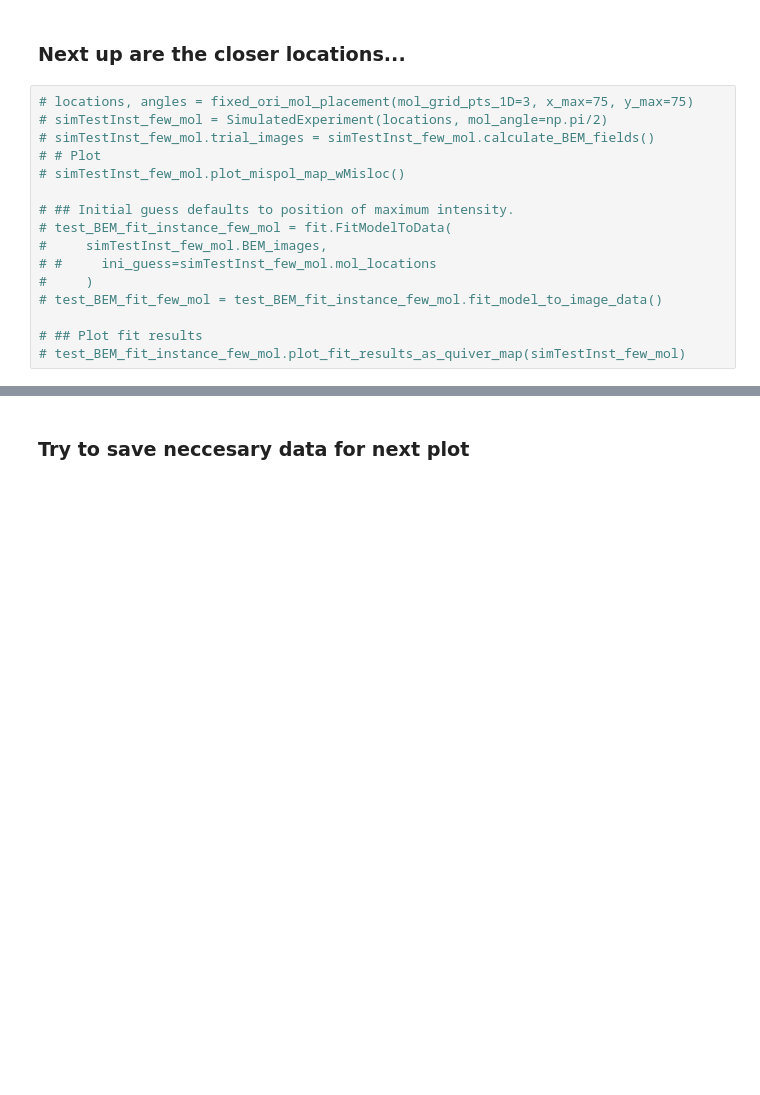
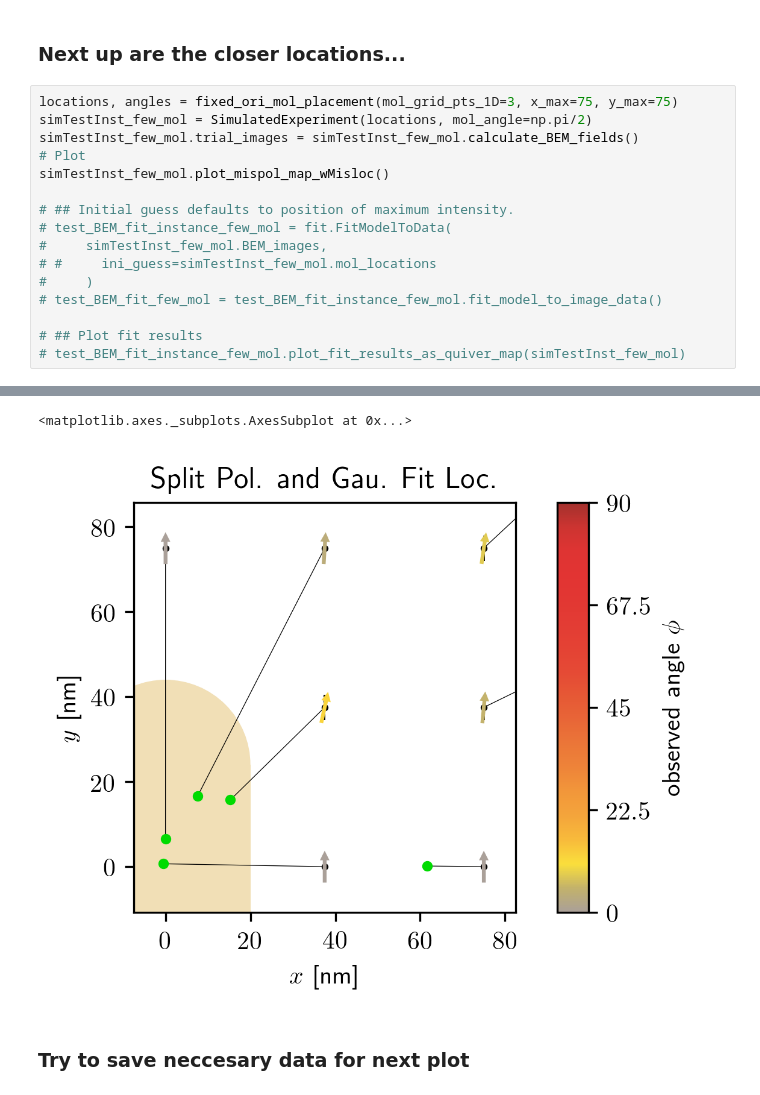
Before and after one commit to HarrisonGoldwyn/mispolarization, a Jupyter notebook: solving_problems/notebooks/fit_localization_from_BEM_fields.ipynb, the cells around one changed output, grey strips where cells are left out. Drawn from its saved outputs; the diff is of its cells as text; blank space fills up the shorter version.

```diff
--- a/solving_problems/notebooks/fit_localization_from_BEM_fields.ipynb
+++ b/solving_problems/notebooks/fit_localization_from_BEM_fields.ipynb
@@ -390,11 +391,11 @@ Great, seems to be working, let's do the x oriented molecules
 # %% [markdown]
 ### Next up are the closer locations...
 # %%
-# locations, angles = fixed_ori_mol_placement(mol_grid_pts_1D=3, x_max=75, y_max=75)
-# simTestInst_few_mol = SimulatedExperiment(locations, mol_angle=np.pi/2)
-# simTestInst_few_mol.trial_images = simTestInst_few_mol.calculate_BEM_fields()
-# # Plot
-# simTestInst_few_mol.plot_mispol_map_wMisloc()
+locations, angles = fixed_ori_mol_placement(mol_grid_pts_1D=3, x_max=75, y_max=75)
+simTestInst_few_mol = SimulatedExperiment(locations, mol_angle=np.pi/2)
+simTestInst_few_mol.trial_images = simTestInst_few_mol.calculate_BEM_fields()
+# Plot
+simTestInst_few_mol.plot_mispol_map_wMisloc()
 
 # ## Initial guess defaults to position of maximum intensity.
 # test_BEM_fit_instance_few_mol = fit.FitModelToData(
@@ -405,3 +406,4 @@ Great, seems to be working, let's do the x oriented molecules
 
 # ## Plot fit results
 # test_BEM_fit_instance_few_mol.plot_fit_results_as_quiver_map(simTestInst_few_mol)
+# %% [output]
@@ -408,3 +428,5 @@ Great, seems to be working, let's do the x oriented molecules
+<matplotlib.axes._subplots.AxesSubplot at 0x...>
+[figure, added]
 # %% [markdown]
 ### Try to save neccesary data for next plot
 # %%
```
Also changed, not shown: parts of 9 cells of this notebook, 1 other file.
